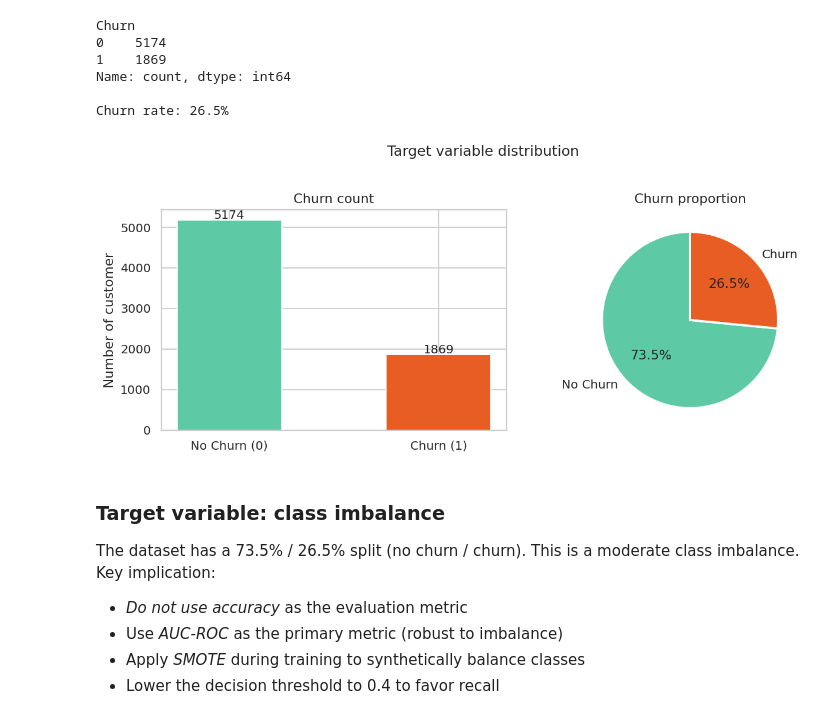
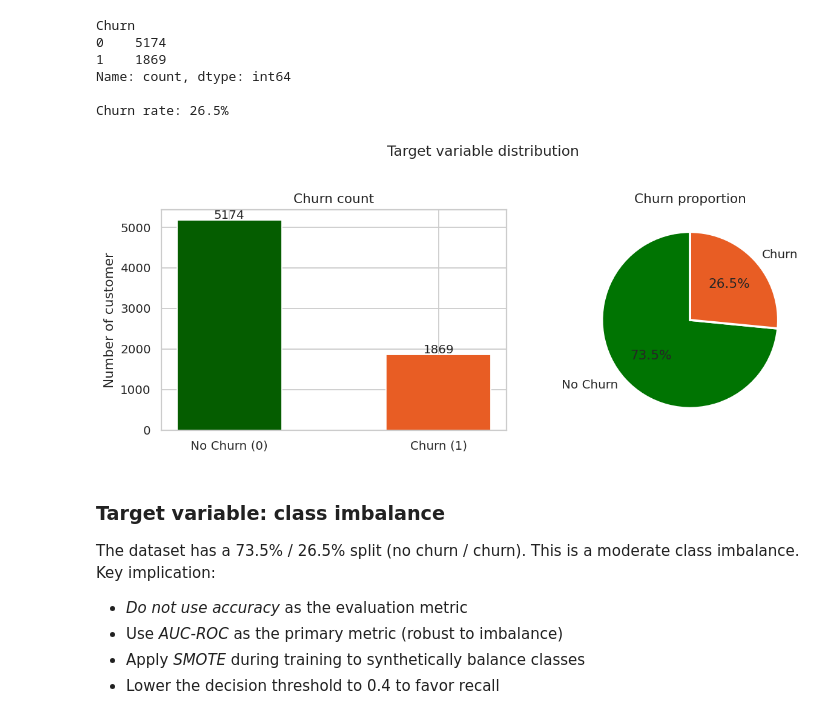
Before and after one commit to gregangel1550-del/telcom-customers-churn, a Jupyter notebook: notebooks/01_eda.ipynb, the cells around one changed output. Cells and saved outputs as stored; diff of their text form; code cells hidden in the pictures.

```diff
--- a/notebooks/01_eda.ipynb
+++ b/notebooks/01_eda.ipynb
@@ -109,26 +109,26 @@ Churn rate: 26.5%
 # %%
 fig, axes = plt.subplots(1,2, figsize=(10,4))
 
 # Left : count plot
 counts = df['Churn'].value_counts()
-axes[0].bar(['No Churn (0)', 'Churn (1)'], counts.values, color=["#5DCAA5", "#E85D24"], width=0.5)
+axes[0].bar(['No Churn (0)', 'Churn (1)'], counts.values, color=["#055D00", "#E85D24"], width=0.5)
 axes[0].set_title('Churn count')
 axes[0].set_ylabel('Number of customer')
 for i, v in enumerate(counts.values):
     axes[0].text(i,v + 30, str(v), ha="center", fontsize=11)
 
 #Right percentage pie
 axes[1].pie(counts.values, labels=['No Churn', 'Churn'],
-            autopct='%1.1f%%', colors=["#5DCAA5", "#E85D24"],
+            autopct='%1.1f%%', colors=["#007402", "#E85D24"],
             startangle=90, wedgeprops={"edgecolor": "white", "linewidth": 2})
 axes[1].set_title("Churn proportion")
 
 plt.suptitle("Target variable distribution", fontsize=13, y=1.02)
 plt.tight_layout()
 plt.savefig("/workspaces/telcom-customers-churn/docs/figures/01_churn_distribution.png", bbox_inches="tight")
 plt.show()
 # %% [output]
-[figure, old version]
+[figure, new version]
 # %% [markdown]
 ### Target variable: class imbalance
 
```
Also changed, not shown: 11 other files.
